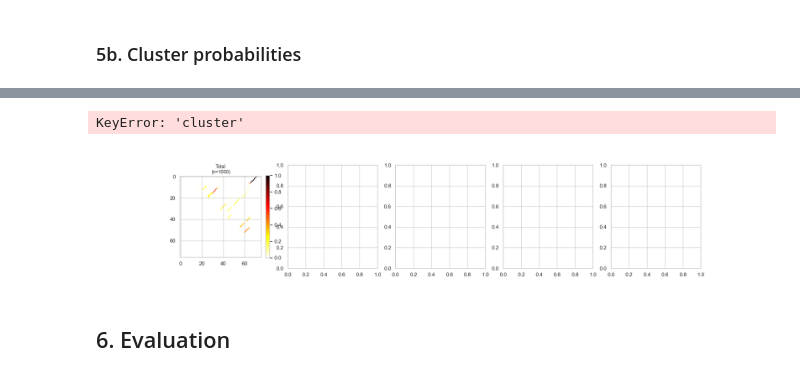
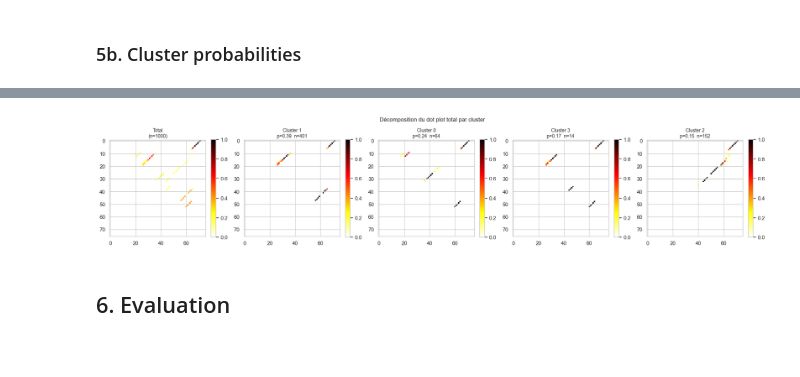
Before and after one commit to beline-y/Clustering-of-RNA-structures, a Jupyter notebook: clustering_rna_structures.ipynb, the cells around one changed output, grey strips where cells are left out. Cells and saved outputs as stored; diff of their text form; code cells hidden in the pictures.

```diff
--- a/clustering_rna_structures.ipynb
+++ b/clustering_rna_structures.ipynb
@@ -723,27 +720,26 @@ Name: count, dtype: float64
 # %%
 top_clusters = cluster_probs.sort_values(ascending=False).index.tolist()
 n_top = min(4, N_CLUSTERS)
 
 fig, axes = plt.subplots(1, n_top + 1, figsize=(4 * (n_top + 1), 4))
 
 im = axes[0].imshow(bpp_total, cmap="hot_r", vmin=0, vmax=1, origin="upper")
 axes[0].set_title("Total\n(n=1000)", fontsize=10)
 plt.colorbar(im, ax=axes[0], fraction=0.046)
 
 for idx, c in enumerate(top_clusters[:n_top]):
     mat = cluster_bpp_matrix(df_samples, c)
-    n_c = (df_samples["cluster"] == c).sum()
+    n_c = (df_samples["cluster_bp"] == c).sum()
     p_c = cluster_probs[c]
     im_c = axes[idx + 1].imshow(mat, cmap="hot_r", vmin=0, vmax=1, origin="upper")
     axes[idx + 1].set_title(f"Cluster {c}\np={p_c:.2f}  n={n_c}", fontsize=10)
     plt.colorbar(im_c, ax=axes[idx + 1], fraction=0.046)
 
 plt.suptitle("Décomposition du dot plot total par cluster", fontsize=12)
 plt.tight_layout()
 plt.show()
 # %% [output]
-KeyError: 'cluster'
-[figure, old version]
+[figure, new version]
 # %% [markdown]
 ## 6. Evaluation
 # %% [markdown]
```
Also changed, not shown: parts of 20 cells of this notebook.
